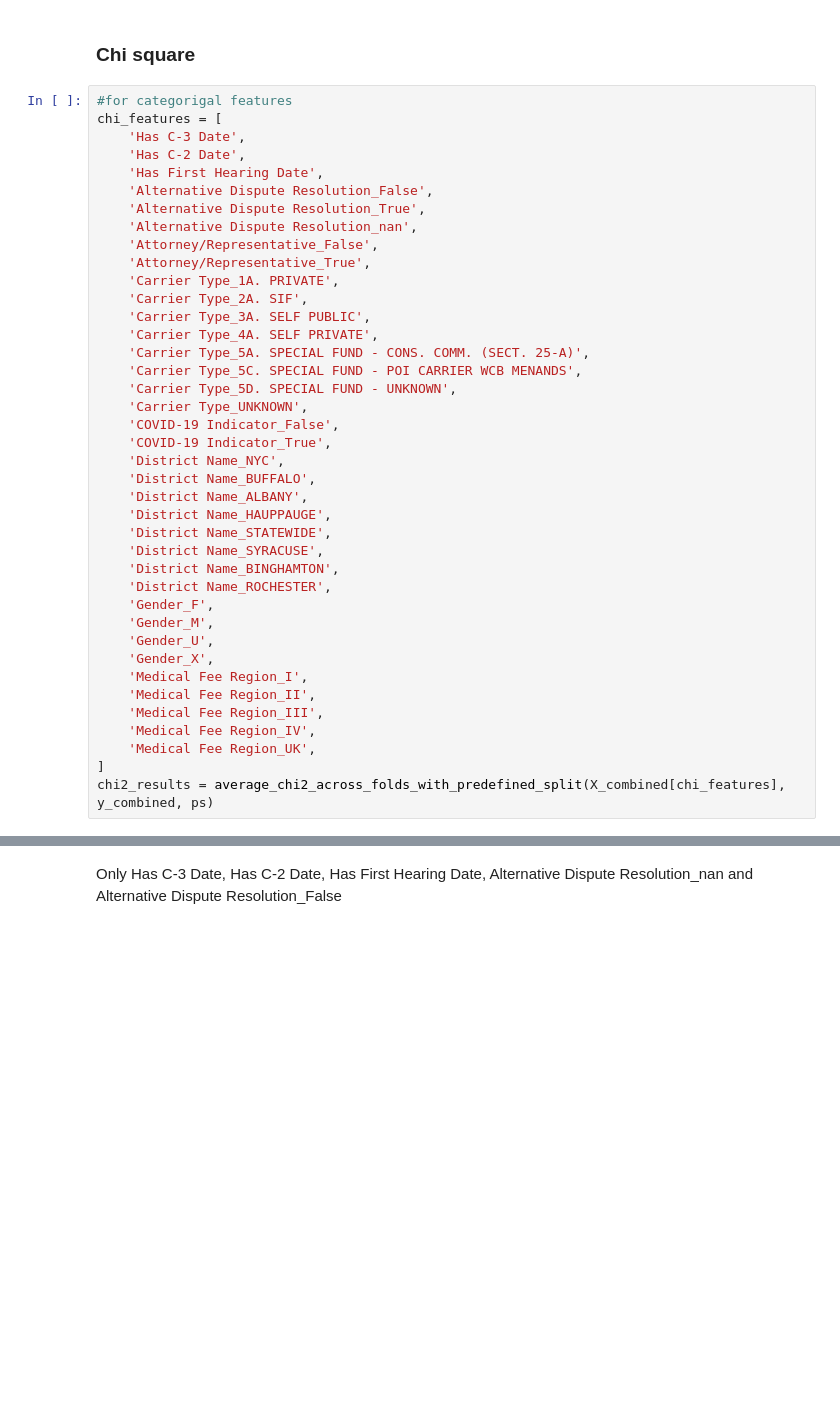
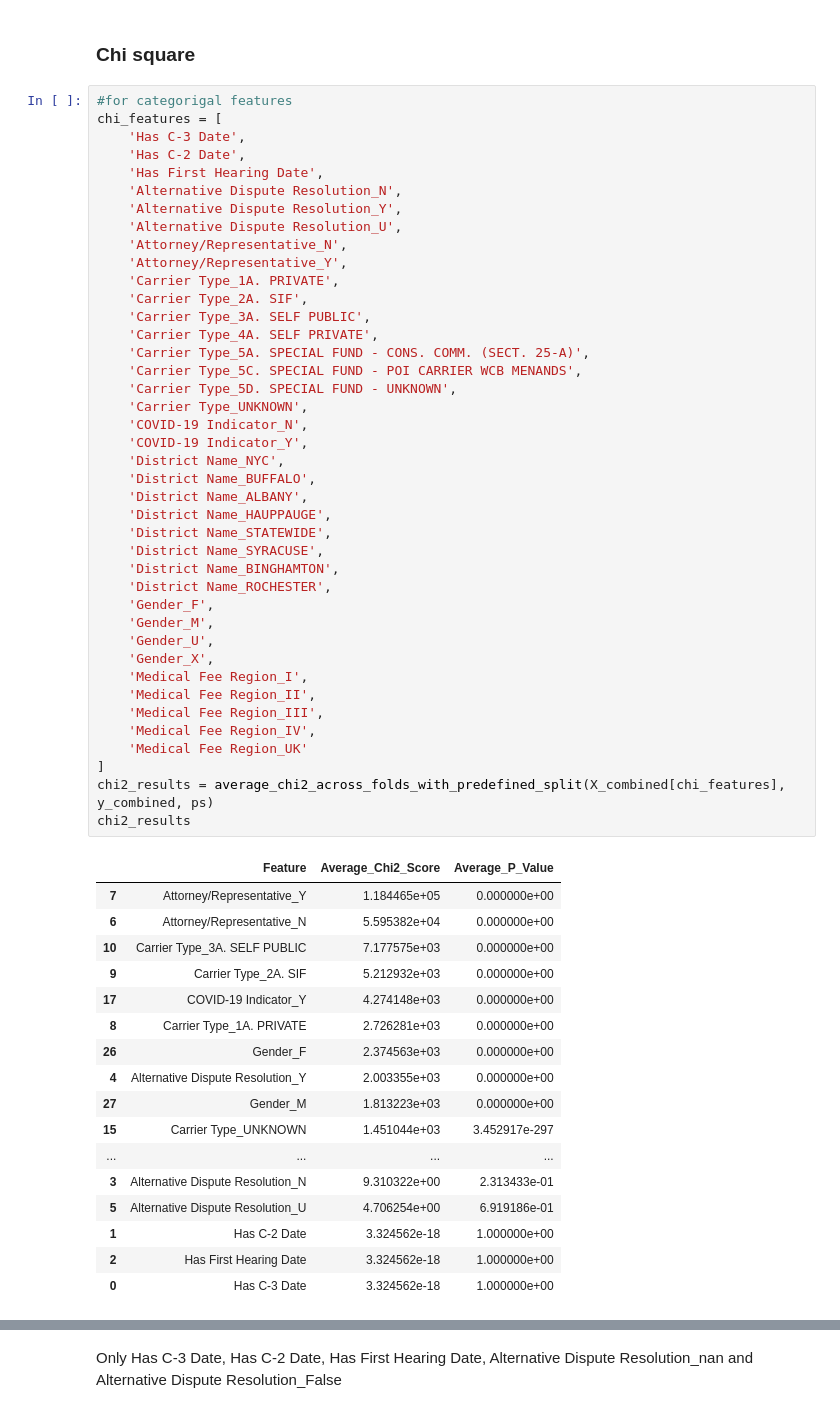
Before and after one commit to tmnstraub/ML_Group36, a Jupyter notebook: src/ModelAssessment.ipynb, the cells around one changed output, grey strips where cells are left out. Saved outputs shown, nothing was run; the diff lists cells and outputs as text; blank space fills up the shorter version.

```diff
--- a/src/ModelAssessment.ipynb
+++ b/src/ModelAssessment.ipynb
@@ -504,38 +504,57 @@ We decided to take out the colmns that were frequency encoded for this part of t
 chi_features = [
     'Has C-3 Date',
     'Has C-2 Date',
     'Has First Hearing Date',
-    'Alternative Dispute Resolution_False',
-    'Alternative Dispute Resolution_True',
-    'Alternative Dispute Resolution_nan',
-    'Attorney/Representative_False',
-    'Attorney/Representative_True',
+    'Alternative Dispute Resolution_N',
+    'Alternative Dispute Resolution_Y',
+    'Alternative Dispute Resolution_U',
+    'Attorney/Representative_N',
+    'Attorney/Representative_Y',
     'Carrier Type_1A. PRIVATE',
     'Carrier Type_2A. SIF',
     'Carrier Type_3A. SELF PUBLIC',
     'Carrier Type_4A. SELF PRIVATE',
     'Carrier Type_5A. SPECIAL FUND - CONS. COMM. (SECT. 25-A)',
     'Carrier Type_5C. SPECIAL FUND - POI CARRIER WCB MENANDS',
     'Carrier Type_5D. SPECIAL FUND - UNKNOWN',
     'Carrier Type_UNKNOWN',
-    'COVID-19 Indicator_False',
-    'COVID-19 Indicator_True',
+    'COVID-19 Indicator_N',
+    'COVID-19 Indicator_Y',
     'District Name_NYC',
     'District Name_BUFFALO',
     'District Name_ALBANY',
     'District Name_HAUPPAUGE',
     'District Name_STATEWIDE',
     'District Name_SYRACUSE',
     'District Name_BINGHAMTON',
     'District Name_ROCHESTER',
     'Gender_F',
     'Gender_M',
     'Gender_U',
     'Gender_X',
     'Medical Fee Region_I',
     'Medical Fee Region_II',
     'Medical Fee Region_III',
     'Medical Fee Region_IV',
-    'Medical Fee Region_UK',
+    'Medical Fee Region_UK'
 ]
 chi2_results = average_chi2_across_folds_with_predefined_split(X_combined[chi_features], y_combined, ps)
+chi2_results
+# %% [output]
+|  | Feature | Average_Chi2_Score | Average_P_Value |
+| 7 | Attorney/Representative_Y | 1.184465e+05 | 0.000000e+00 |
+| 6 | Attorney/Representative_N | 5.595382e+04 | 0.000000e+00 |
+| 10 | Carrier Type_3A. SELF PUBLIC | 7.177575e+03 | 0.000000e+00 |
+| 9 | Carrier Type_2A. SIF | 5.212932e+03 | 0.000000e+00 |
+| 17 | COVID-19 Indicator_Y | 4.274148e+03 | 0.000000e+00 |
+| 8 | Carrier Type_1A. PRIVATE | 2.726281e+03 | 0.000000e+00 |
+| 26 | Gender_F | 2.374563e+03 | 0.000000e+00 |
+| 4 | Alternative Dispute Resolution_Y | 2.003355e+03 | 0.000000e+00 |
+| 27 | Gender_M | 1.813223e+03 | 0.000000e+00 |
+| 15 | Carrier Type_UNKNOWN | 1.451044e+03 | 3.452917e-297 |
+| ... | ... | ... | ... |
+| 3 | Alternative Dispute Resolution_N | 9.310322e+00 | 2.313433e-01 |
+| 5 | Alternative Dispute Resolution_U | 4.706254e+00 | 6.919186e-01 |
+| 1 | Has C-2 Date | 3.324562e-18 | 1.000000e+00 |
+| 2 | Has First Hearing Date | 3.324562e-18 | 1.000000e+00 |
+| 0 | Has C-3 Date | 3.324562e-18 | 1.000000e+00 |
```
Also changed, not shown: parts of 5 cells of this notebook.
